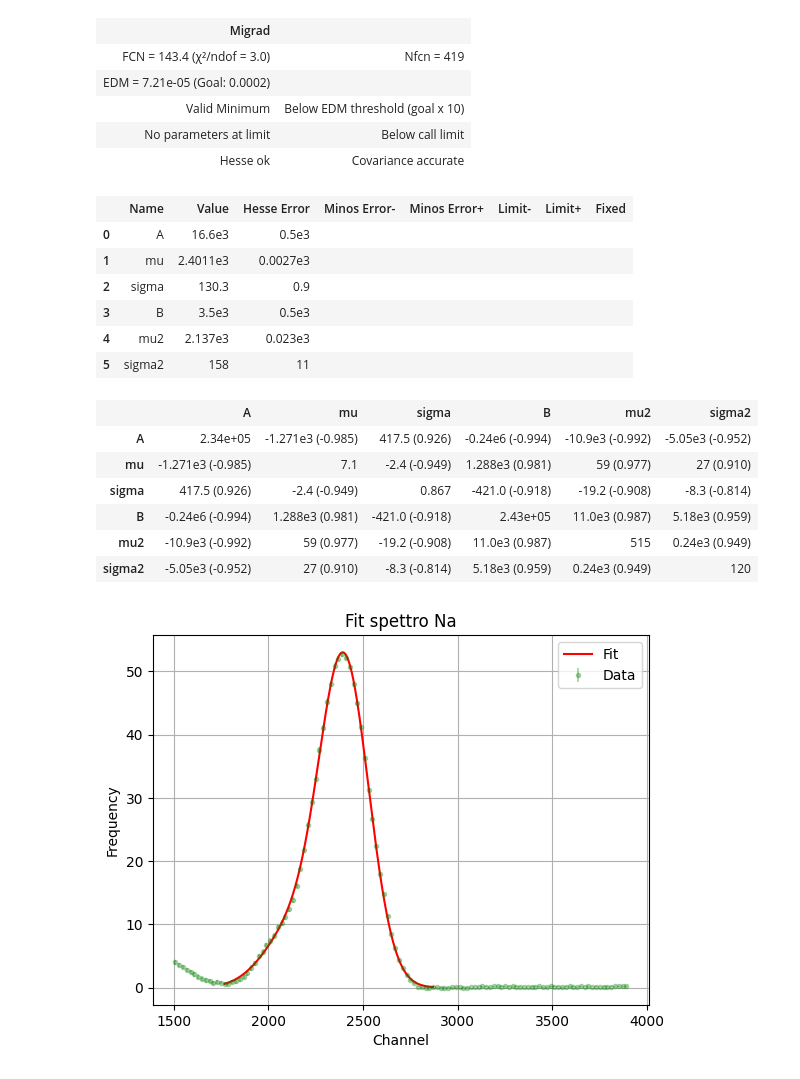
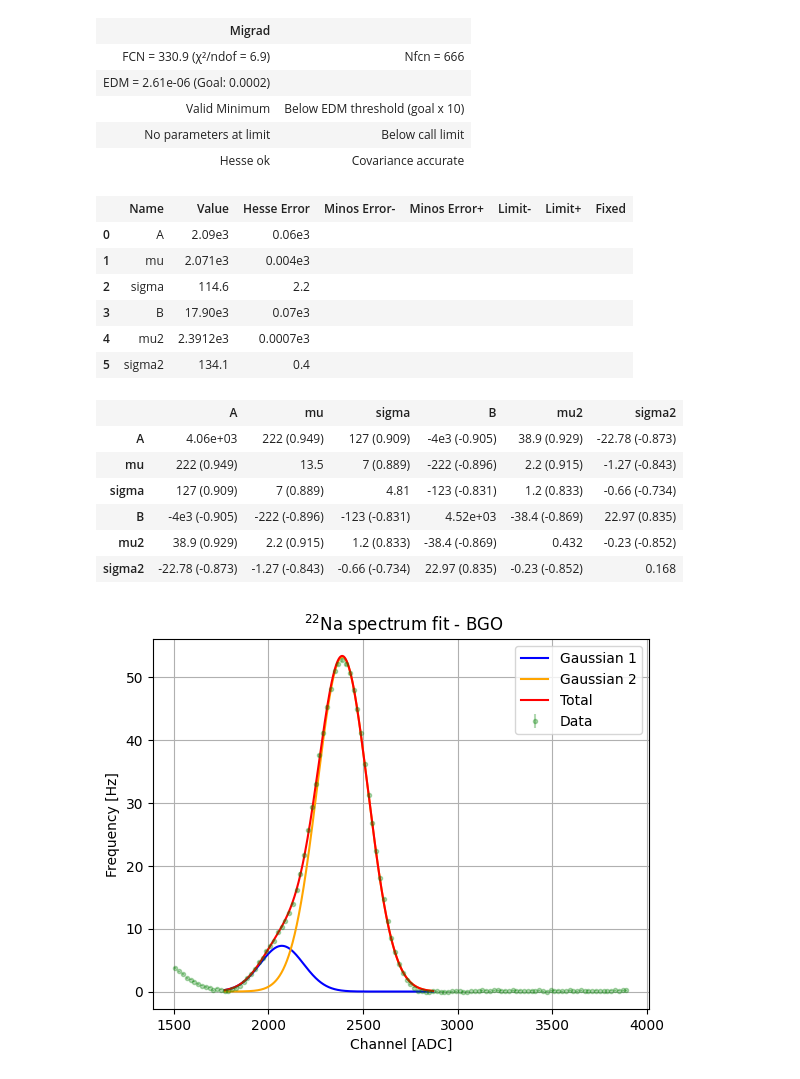
Before and after one commit to civigio/SiPM-opendata, a Jupyter notebook: 2.Cristalli/Fotoelettrico/BGO.ipynb, the cells around one changed output. Drawn from its saved outputs; the diff is of its cells as text; code cells hidden in the pictures.

```diff
--- a/2.Cristalli/Fotoelettrico/BGO.ipynb
+++ b/2.Cristalli/Fotoelettrico/BGO.ipynb
@@ -74,6 +74,6 @@ counts_0 = np.array(segnale_0cm['BGO'][:500])
 
 # calculating frequency and removing background noise via SNIP
 frequency_0 = frequency_converter(counts_0, time_signal=577)
-background_0, err_background_0 = multi_SNIP_algorithm(frequency_0[0], channel_0, iterations=15, delta_n=4)
+background_0 = SNIP_algorithm(frequency_0[0], iterations=14)
 
-frequency_0 = (frequency_0[0] - background_0, np.sqrt(frequency_0[1]**2+err_background_0**2))
+frequency_0 = (frequency_0[0] - background_0, np.sqrt(frequency_0[1]**2))
@@ -82,43 +80,60 @@ frequency_0 = (frequency_0[0] - background_0, np.sqrt(frequency_0[1]**2+err_back
 # %%
 #Fit e plot
 ls = LeastSquares(channel_0, frequency_0[0], frequency_0[1], func)
 m = Minuit(ls, A=20000, mu=2300, sigma=150, B=8000, mu2=2200, sigma2=300)
 ls.mask = (channel_0 > 1770) & (channel_0 < 2870)
 m.migrad()
 m.hesse()
 display(m)
 
 xaxis = np.linspace(1770, 2870, 3000)
-yaxis = func(xaxis, *m.values)
+'''yaxis = func(xaxis, *m.values)
 plt.errorbar(channel_0[80:200], frequency_0[0][80:200], frequency_0[1][80:200], fmt='.', color='green', label='Data', alpha=0.3)
 plt.plot(xaxis, yaxis, color='red', label='Fit')
 plt.xlabel('Channel')
 plt.ylabel('Frequency')
 plt.legend()
 plt.title('Fit spettro Na')
 plt.grid()
+plt.show()'''
+
+def singlegauss(x, A, mu, sigma):
+    return A * norm.pdf(x, mu, sigma)
+
+#I want to plot, in another graph, the points with the two gaussians and the total function
+plt.errorbar(channel_0[80:200], frequency_0[0][80:200], frequency_0[1][80:200], fmt='.', color='green', label='Data', alpha=0.3)
+plt.plot(xaxis, singlegauss(xaxis, m.values["A"], m.values["mu"], m.values["sigma"]), color='blue', label='Gaussian 1')
+plt.plot(xaxis, singlegauss(xaxis, m.values["B"], m.values["mu2"], m.values["sigma2"]), color='orange', label='Gaussian 2')
+plt.plot(xaxis, func(xaxis, m.values["A"], m.values["mu"], m.values["sigma"], m.values["B"], m.values["mu2"], m.values["sigma2"]), color='red', label='Total')
+plt.xlabel('Channel [ADC]')
+plt.ylabel('Frequency [Hz]')
+plt.legend()
+#i want to write the title as ^{22}Na
+plt.title(' $^{22}$Na spectrum fit - BGO')
+plt.grid()
+plt.savefig('Na_spectrum_fit_BGO.png', dpi=600)
 # %% [output]
 | Migrad |  |
-| FCN = 143.4 (χ²/ndof = 3.0) | Nfcn = 419 |
-| EDM = 7.21e-05 (Goal: 0.0002) |  |
+| FCN = 330.9 (χ²/ndof = 6.9) | Nfcn = 666 |
+| EDM = 2.61e-06 (Goal: 0.0002) |  |
 | Valid Minimum | Below EDM threshold (goal x 10) |
 | No parameters at limit | Below call limit |
 | Hesse ok | Covariance accurate |
 |  | Name | Value | Hesse Error | Minos Error- | Minos Error+ | Limit- | Limit+ | Fixed |
-| 0 | A | 16.6e3 | 0.5e3 |  |  |  |  |  |
-| 1 | mu | 2.4011e3 | 0.0027e3 |  |  |  |  |  |
-| 2 | sigma | 130.3 | 0.9 |  |  |  |  |  |
-| 3 | B | 3.5e3 | 0.5e3 |  |  |  |  |  |
-| 4 | mu2 | 2.137e3 | 0.023e3 |  |  |  |  |  |
-| 5 | sigma2 | 158 | 11 |  |  |  |  |  |
+| 0 | A | 2.09e3 | 0.06e3 |  |  |  |  |  |
+| 1 | mu | 2.071e3 | 0.004e3 |  |  |  |  |  |
+| 2 | sigma | 114.6 | 2.2 |  |  |  |  |  |
+| 3 | B | 17.90e3 | 0.07e3 |  |  |  |  |  |
+| 4 | mu2 | 2.3912e3 | 0.0007e3 |  |  |  |  |  |
+| 5 | sigma2 | 134.1 | 0.4 |  |  |  |  |  |
 |  | A | mu | sigma | B | mu2 | sigma2 |
-| A | 2.34e+05 | -1.271e3 (-0.985) | 417.5 (0.926) | -0.24e6 (-0.994) | -10.9e3 (-0.992) | -5.05e3 (-0.952) |
-| mu | -1.271e3 (-0.985) | 7.1 | -2.4 (-0.949) | 1.288e3 (0.981) | 59 (0.977) | 27 (0.910) |
-| sigma | 417.5 (0.926) | -2.4 (-0.949) | 0.867 | -421.0 (-0.918) | -19.2 (-0.908) | -8.3 (-0.814) |
-| B | -0.24e6 (-0.994) | 1.288e3 (0.981) | -421.0 (-0.918) | 2.43e+05 | 11.0e3 (0.987) | 5.18e3 (0.959) |
-| mu2 | -10.9e3 (-0.992) | 59 (0.977) | -19.2 (-0.908) | 11.0e3 (0.987) | 515 | 0.24e3 (0.949) |
-| sigma2 | -5.05e3 (-0.952) | 27 (0.910) | -8.3 (-0.814) | 5.18e3 (0.959) | 0.24e3 (0.949) | 120 |
+| A | 4.06e+03 | 222 (0.949) | 127 (0.909) | -4e3 (-0.905) | 38.9 (0.929) | -22.78 (-0.873) |
+| mu | 222 (0.949) | 13.5 | 7 (0.889) | -222 (-0.896) | 2.2 (0.915) | -1.27 (-0.843) |
+| sigma | 127 (0.909) | 7 (0.889) | 4.81 | -123 (-0.831) | 1.2 (0.833) | -0.66 (-0.734) |
+| B | -4e3 (-0.905) | -222 (-0.896) | -123 (-0.831) | 4.52e+03 | -38.4 (-0.869) | 22.97 (0.835) |
+| mu2 | 38.9 (0.929) | 2.2 (0.915) | 1.2 (0.833) | -38.4 (-0.869) | 0.432 | -0.23 (-0.852) |
+| sigma2 | -22.78 (-0.873) | -1.27 (-0.843) | -0.66 (-0.734) | 22.97 (0.835) | -0.23 (-0.852) | 0.168 |
-[figure, old version]
+[figure, new version]
 # %%
 #Calcolo con metodo trapezi
 freq_integral = []
```
Also changed, not shown: parts of 2 cells of this notebook, 5 other files.
